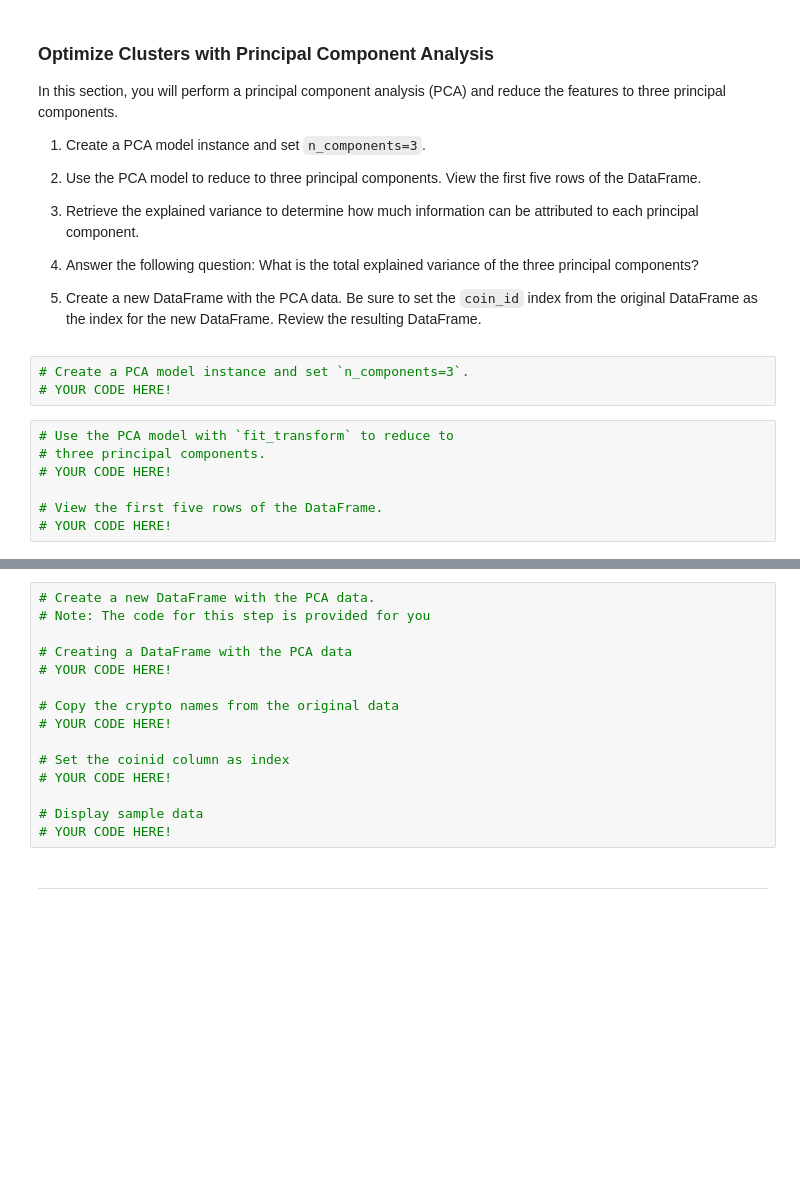
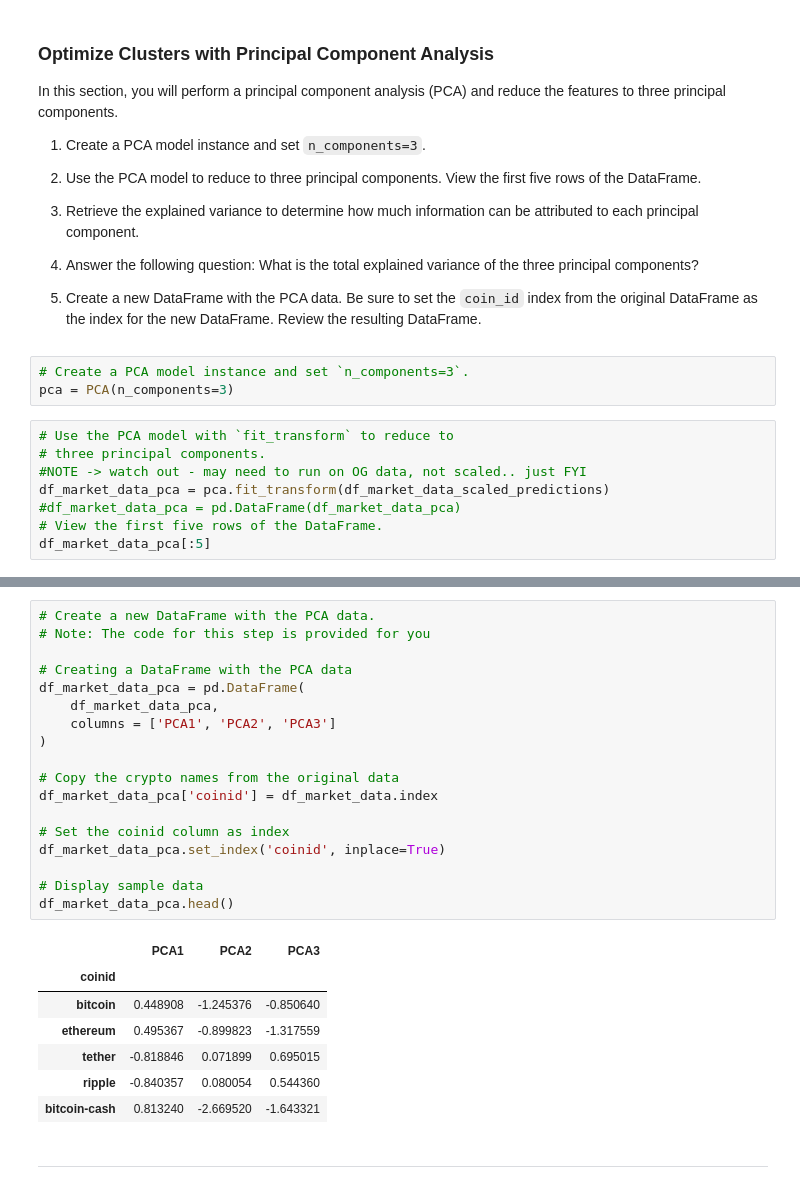
Before and after one commit to Joshbazz/KMeans-Clustering-Module-10, a Jupyter notebook: Starter_Code-5/crypto_investments.ipynb, the cells around one changed output, grey strips where cells are left out. Cells and saved outputs as stored; diff of their text form; blank space fills up the shorter version.

```diff
--- a/Starter_Code-5/crypto_investments.ipynb
+++ b/Starter_Code-5/crypto_investments.ipynb
@@ -258,11 +258,12 @@ In this section, you will perform a principal component analysis (PCA) and reduc
 5. Create a new DataFrame with the PCA data. Be sure to set the `coin_id` index from the original DataFrame as the index for the new DataFrame. Review the resulting DataFrame.
 # %%
 # Create a PCA model instance and set `n_components=3`.
-# YOUR CODE HERE!
+pca = PCA(n_components=3)
 # %%
 # Use the PCA model with `fit_transform` to reduce to
 # three principal components.
-# YOUR CODE HERE!
-
+#NOTE -> watch out - may need to run on OG data, not scaled.. just FYI
+df_market_data_pca = pca.fit_transform(df_market_data_scaled_predictions)
+#df_market_data_pca = pd.DataFrame(df_market_data_pca)
 # View the first five rows of the DataFrame.
-# YOUR CODE HERE!
+df_market_data_pca[:5]
@@ -279,18 +290,29 @@ In this section, you will perform a principal component analysis (PCA) and reduc
 # %%
 # Create a new DataFrame with the PCA data.
 # Note: The code for this step is provided for you
 
 # Creating a DataFrame with the PCA data
-# YOUR CODE HERE!
+df_market_data_pca = pd.DataFrame(
+    df_market_data_pca,
+    columns = ['PCA1', 'PCA2', 'PCA3']
+)
 
 # Copy the crypto names from the original data
-# YOUR CODE HERE!
+df_market_data_pca['coinid'] = df_market_data.index
 
 # Set the coinid column as index
-# YOUR CODE HERE!
+df_market_data_pca.set_index('coinid', inplace=True)
 
 # Display sample data
-# YOUR CODE HERE!
+df_market_data_pca.head()
+# %% [output]
+|  | PCA1 | PCA2 | PCA3 |
+| coinid |  |  |  |
+| bitcoin | 0.448908 | -1.245376 | -0.850640 |
+| ethereum | 0.495367 | -0.899823 | -1.317559 |
+| tether | -0.818846 | 0.071899 | 0.695015 |
+| ripple | -0.840357 | 0.080054 | 0.544360 |
+| bitcoin-cash | 0.813240 | -2.669520 | -1.643321 |
 # %% [markdown]
 ---
 # %% [markdown]
```
Also changed, not shown: parts of 4 cells of this notebook.
